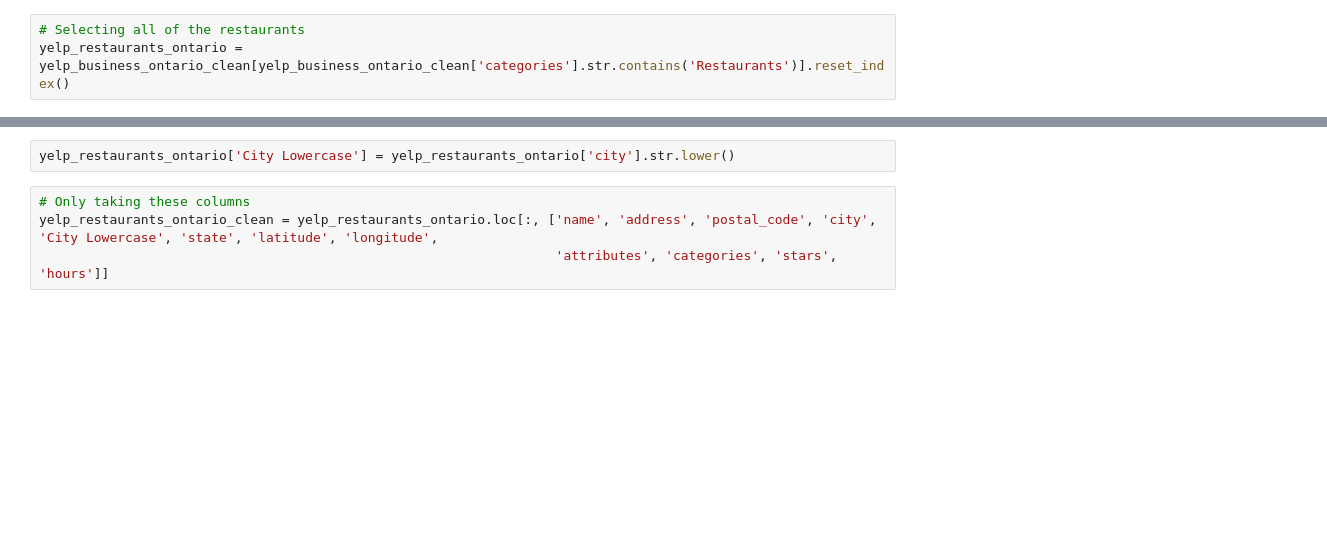
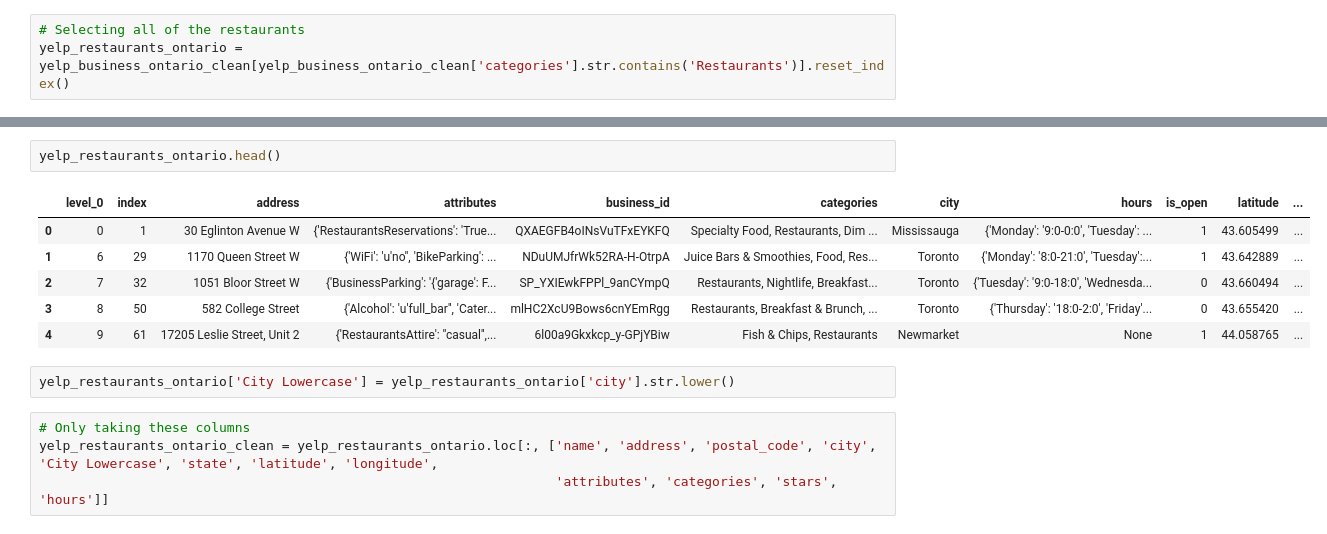
Before and after one commit to TotalEntropy/EATinerary, a Jupyter notebook: bin/dataClean.ipynb, the cells around one changed output, grey strips where cells are left out. Cells and saved outputs as stored; diff of their text form; blank space fills up the shorter version.

```diff
--- a/bin/dataClean.ipynb
+++ b/bin/dataClean.ipynb
@@ -40,3 +114,12 @@ yelp_restaurants_ontario = yelp_business_ontario_clean[yelp_business_ontario_cle
+# %%
+yelp_restaurants_ontario.head()
+# %% [output]
+|  | level_0 | index | address | attributes | business_id | categories | city | hours | is_open | latitude | ... |
+| 0 | 0 | 1 | 30 Eglinton Avenue W | {'RestaurantsReservations': 'True... | QXAEGFB4oINsVuTFxEYKFQ | Specialty Food, Restaurants, Dim ... | Mississauga | {'Monday': '9:0-0:0', 'Tuesday': ... | 1 | 43.605499 | ... |
+| 1 | 6 | 29 | 1170 Queen Street W | {'WiFi': 'u'no'', 'BikeParking': ... | NDuUMJfrWk52RA-H-OtrpA | Juice Bars & Smoothies, Food, Res... | Toronto | {'Monday': '8:0-21:0', 'Tuesday':... | 1 | 43.642889 | ... |
+| 2 | 7 | 32 | 1051 Bloor Street W | {'BusinessParking': '{'garage': F... | SP_YXIEwkFPPl_9anCYmpQ | Restaurants, Nightlife, Breakfast... | Toronto | {'Tuesday': '9:0-18:0', 'Wednesda... | 0 | 43.660494 | ... |
+| 3 | 8 | 50 | 582 College Street | {'Alcohol': 'u'full_bar'', 'Cater... | mlHC2XcU9Bows6cnYEmRgg | Restaurants, Breakfast & Brunch, ... | Toronto | {'Thursday': '18:0-2:0', 'Friday'... | 0 | 43.655420 | ... |
+| 4 | 9 | 61 | 17205 Leslie Street, Unit 2 | {'RestaurantsAttire': ''casual'',... | 6l00a9Gkxkcp_y-GPjYBiw | Fish & Chips, Restaurants | Newmarket | None | 1 | 44.058765 | ... |
 # %%
 yelp_restaurants_ontario['City Lowercase'] = yelp_restaurants_ontario['city'].str.lower()
 # %%
```
Also changed, not shown: parts of 19 cells of this notebook.
